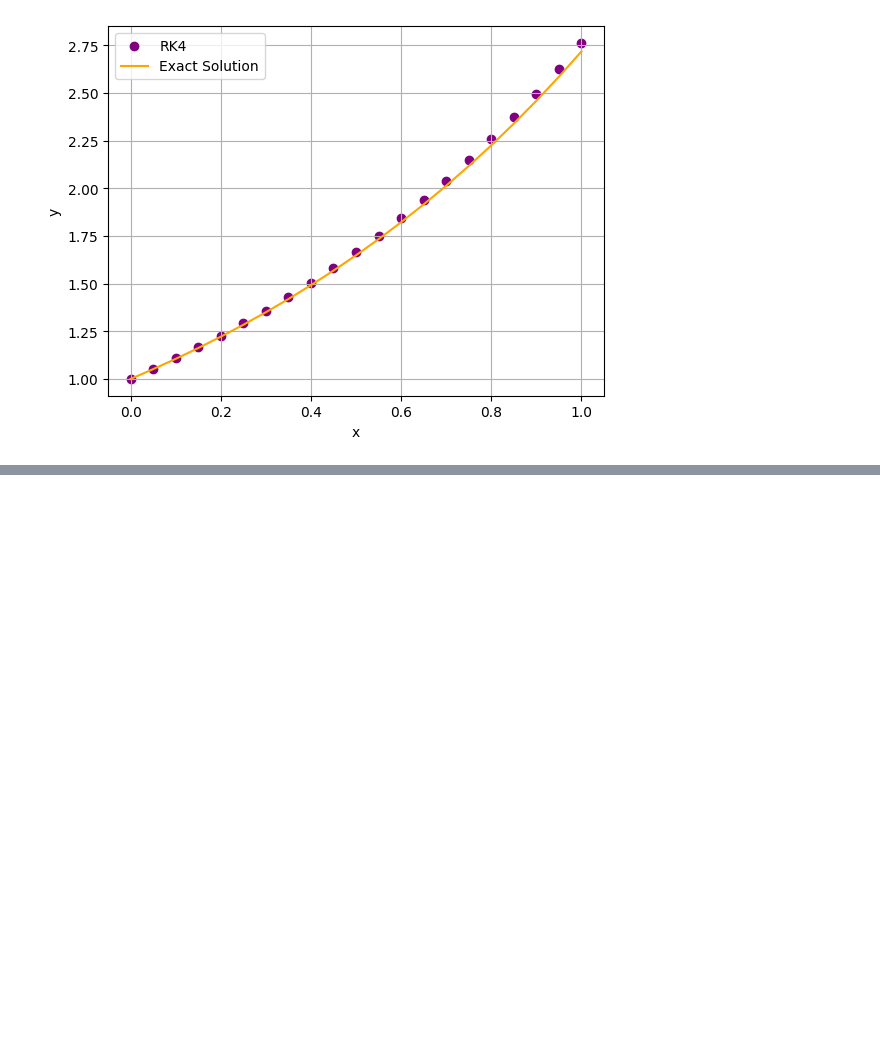
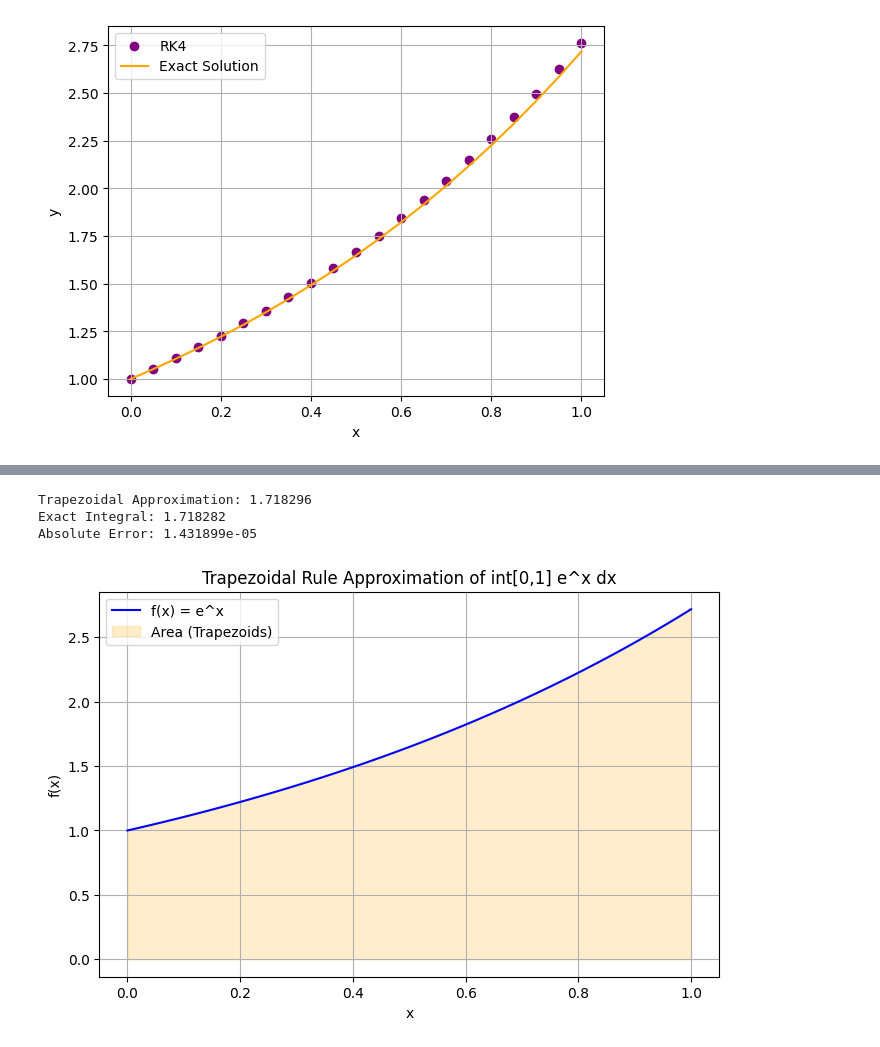
Before and after one commit to JakeC05/Engineering-Methods, a Jupyter notebook: Lecture 10_Interpolation_Differentiation.ipynb, the cells around one changed output, grey strips where cells are left out. Cells and saved outputs as stored; diff of their text form; code cells hidden in the pictures; blank space fills up the shorter version.

```diff
--- a/Lecture 10_Interpolation_Differentiation.ipynb
+++ b/Lecture 10_Interpolation_Differentiation.ipynb
@@ -320,0 +331,42 @@ i= 19
+# %%
+#jake was here
+import numpy as np
+import matplotlib.pyplot as plt
+a,b=0,1
+n=100
+x=np.linspace(a,b,n+1)
+
+def trap_rule(f,a,b,n):
+    h=(b-a)/n
+    result=f(a)+f(b)
+    for i in range(1,n):
+        result+=2*f(a+i*h)
+    return result*h/2
+
+def f(x):
+    return np.exp(x)
+
+y=f(x)
+trap_integral=trap_rule(f,a,b,n)
+
+exact=np.e -1
+error=abs(trap_integral - exact)
+
+print(f"Trapezoidal Approximation: {trap_integral:.6f}")
+print(f"Exact Integral: {exact:.6f}")
+print(f"Absolute Error: {error:.6e}")
+
+plt.figure(figsize=(8,5))
+plt.plot(x, y, 'b', label='f(x) = e^x')
+plt.fill_between(x, y, alpha=0.2, color='orange', label='Area (Trapezoids)')
+plt.title('Trapezoidal Rule Approximation of int[0,1] e^x dx')
+plt.xlabel('x')
+plt.ylabel('f(x)')
+plt.legend()
+plt.grid(True)
+plt.show()
+# %% [output]
+Trapezoidal Approximation: 1.718296
+Exact Integral: 1.718282
+Absolute Error: 1.431899e-05
+[figure, added]
```
Also changed, not shown: parts of 5 cells of this notebook.
